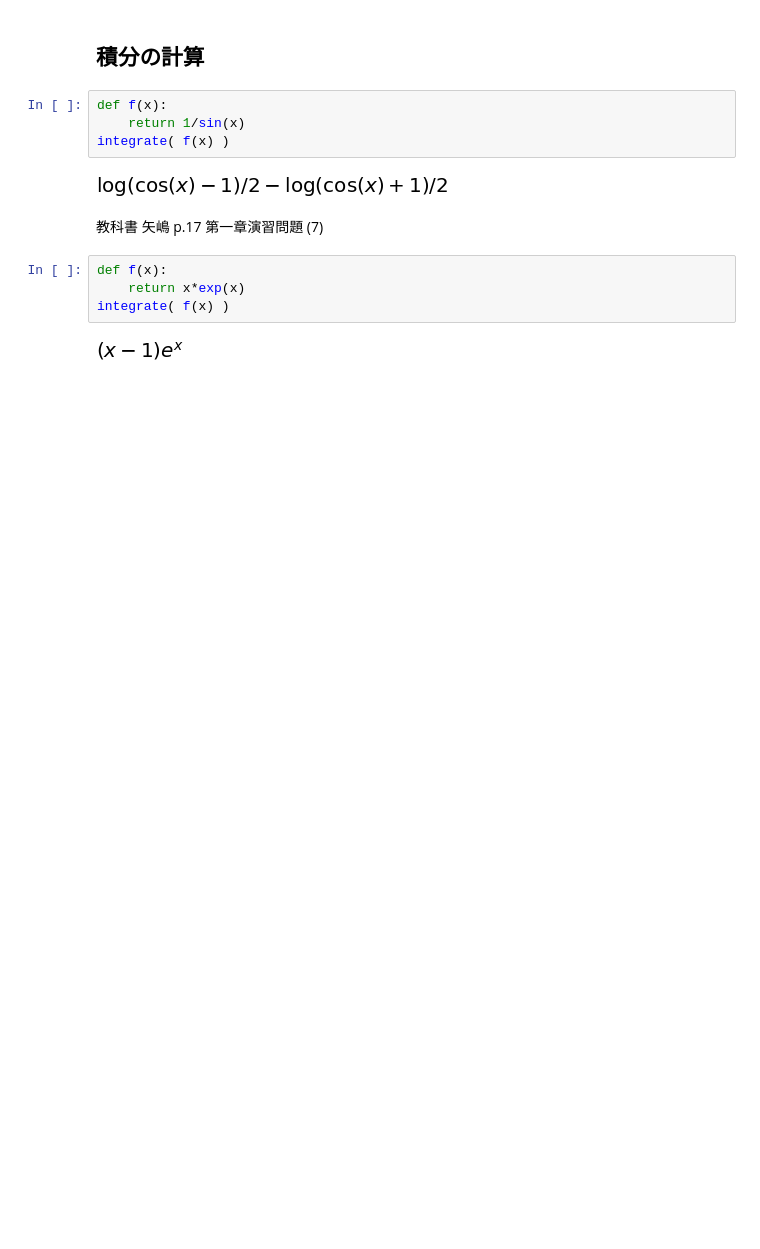
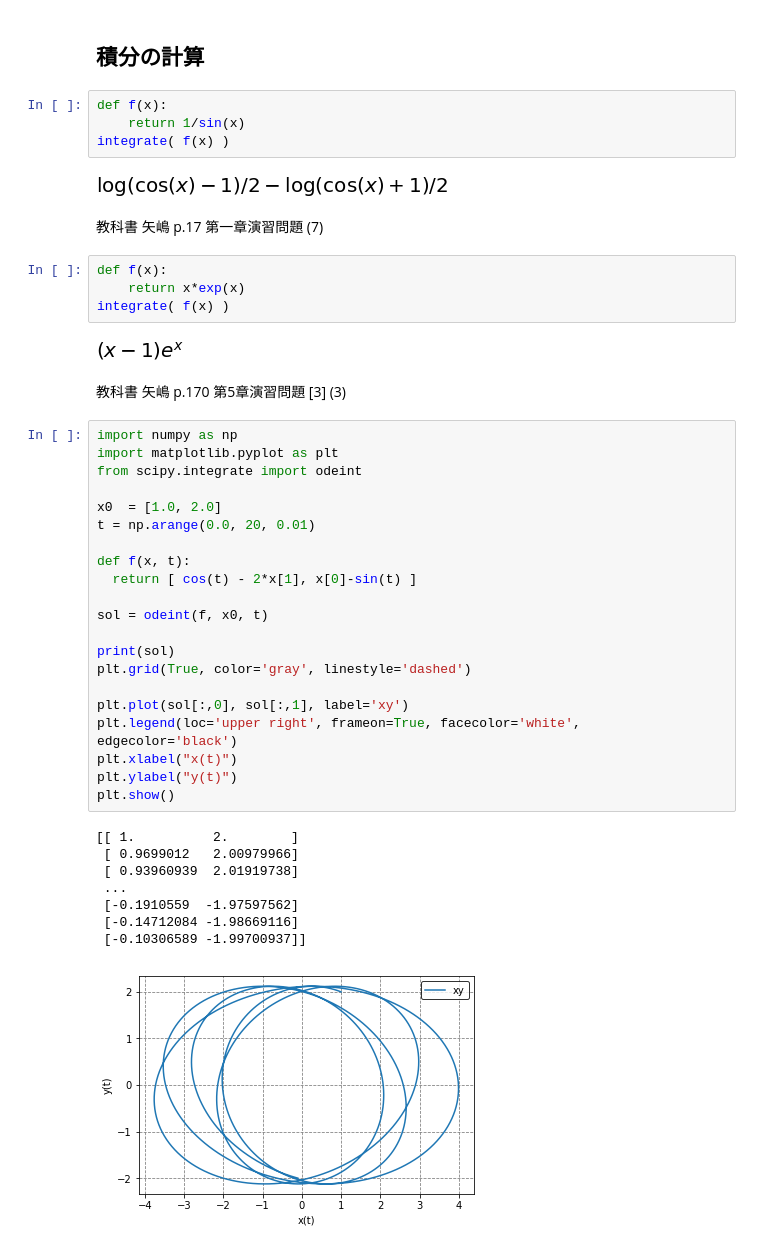
Before and after one commit to date333cs/Start_Python, a Jupyter notebook: ode101.ipynb, the cells around one changed output. Saved outputs shown, nothing was run; the diff lists cells and outputs as text; blank space fills up the shorter version.

```diff
--- a/ode101.ipynb
+++ b/ode101.ipynb
@@ -190,3 +190,35 @@ def f(x):
 integrate( f(x) )
 # %% [output]
 [figure]
+# %% [markdown]
+教科書 矢嶋 p.170 第5章演習問題  [3] (3)
+# %%
+import numpy as np
+import matplotlib.pyplot as plt
+from scipy.integrate import odeint
+
+x0  = [1.0, 2.0]
+t = np.arange(0.0, 20, 0.01)
+
+def f(x, t):
+  return [ cos(t) - 2*x[1], x[0]-sin(t) ]
+
+sol = odeint(f, x0, t)
+
+print(sol)
+plt.grid(True, color='gray', linestyle='dashed')
+
+plt.plot(sol[:,0], sol[:,1], label='xy')
+plt.legend(loc='upper right', frameon=True, facecolor='white', edgecolor='black')
+plt.xlabel("x(t)")
+plt.ylabel("y(t)")
+plt.show()
+# %% [output]
+[[ 1.          2.        ]
+ [ 0.9699012   2.00979966]
+ [ 0.93960939  2.01919738]
+ ...
+ [-0.1910559  -1.97597562]
+ [-0.14712084 -1.98669116]
+ [-0.10306589 -1.99700937]]
+[figure, added]
```
Also changed, not shown: parts of 2 cells of this notebook.
